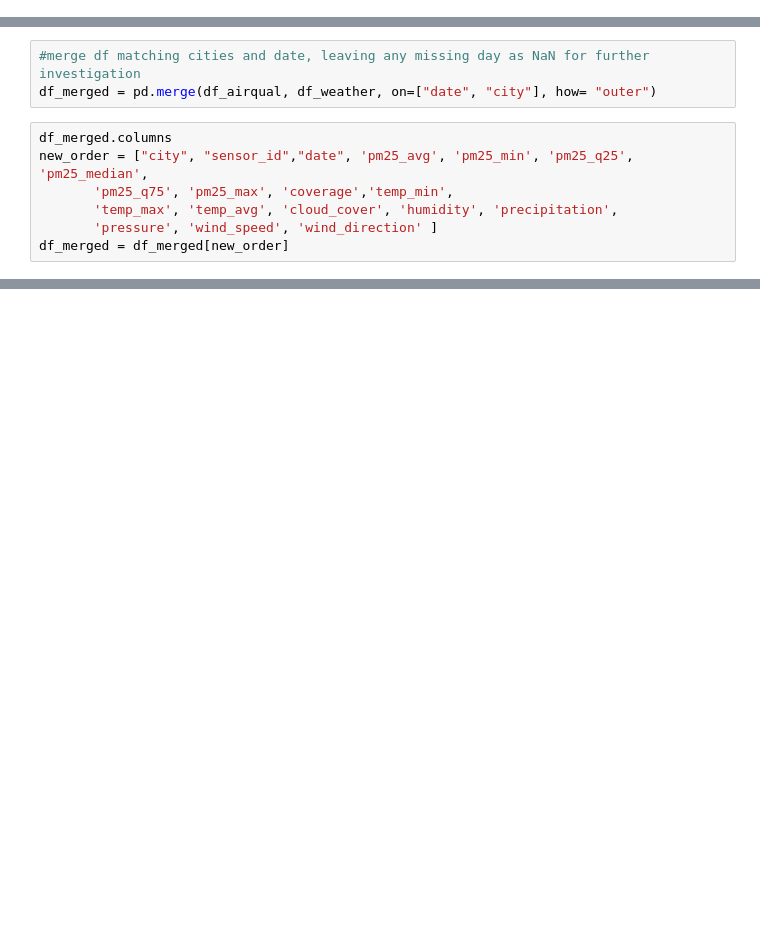
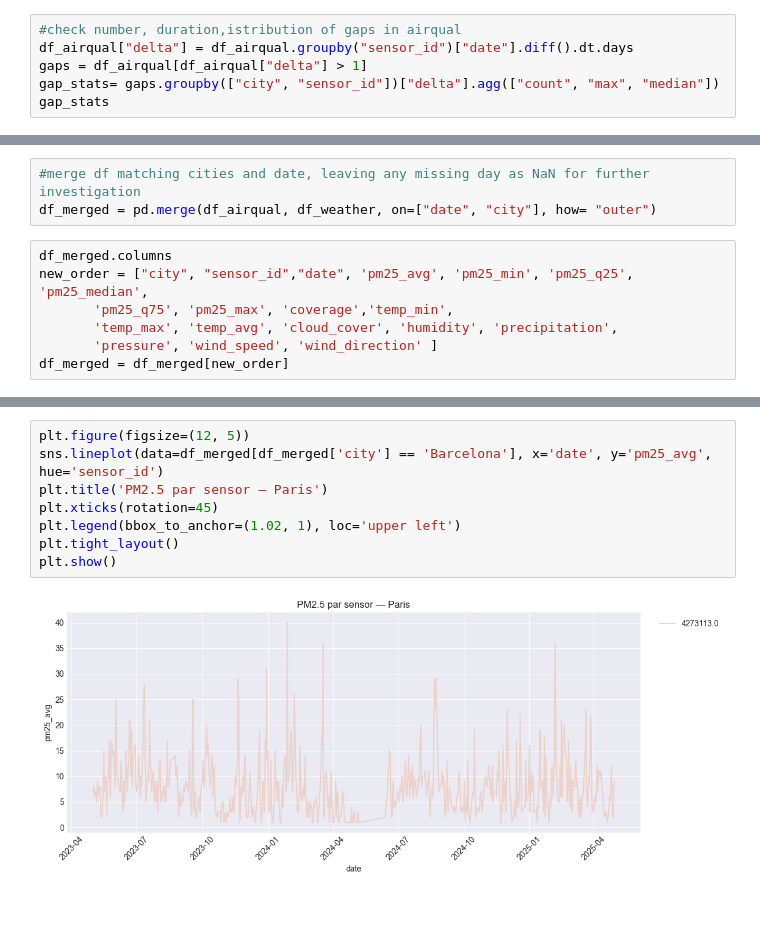
Before and after one commit to PabloRougerie/breathe_project, a Jupyter notebook: notebooks/eda.ipynb, the cells around one changed output, grey strips where cells are left out. Drawn from its saved outputs; the diff is of its cells as text; blank space fills up the shorter version.

```diff
--- a/notebooks/eda.ipynb
+++ b/notebooks/eda.ipynb
@@ -97,0 +136,6 @@ sns.set_palette("husl")
+# %%
+#check number, duration,istribution of gaps in airqual
+df_airqual["delta"] = df_airqual.groupby("sensor_id")["date"].diff().dt.days
+gaps = df_airqual[df_airqual["delta"] > 1]
+gap_stats= gaps.groupby(["city", "sensor_id"])["delta"].agg(["count", "max", "median"])
+gap_stats
@@ -151,2 +266,12 @@ df_merged = df_merged[new_order]
+# %%
+plt.figure(figsize=(12, 5))
+sns.lineplot(data=df_merged[df_merged['city'] == 'Barcelona'], x='date', y='pm25_avg', hue='sensor_id')
+plt.title('PM2.5 par sensor — Paris')
+plt.xticks(rotation=45)
+plt.legend(bbox_to_anchor=(1.02, 1), loc='upper left')
+plt.tight_layout()
+plt.show()
+# %% [output]
+[figure, added]
 # %% [markdown]
 ##
```
Also changed, not shown: parts of 19 cells of this notebook, 5 other files.
